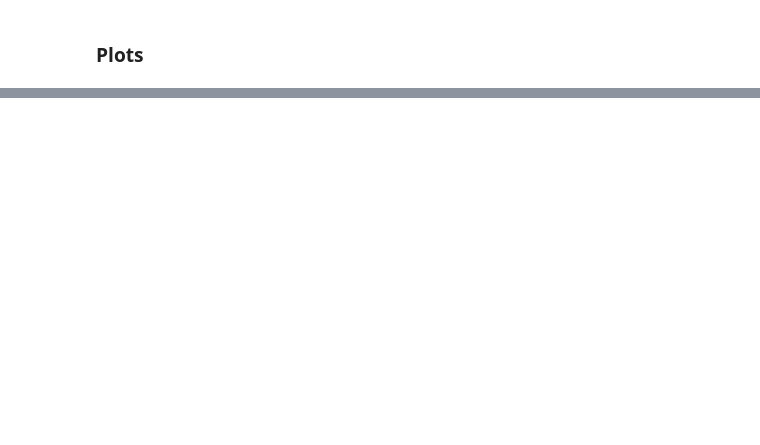
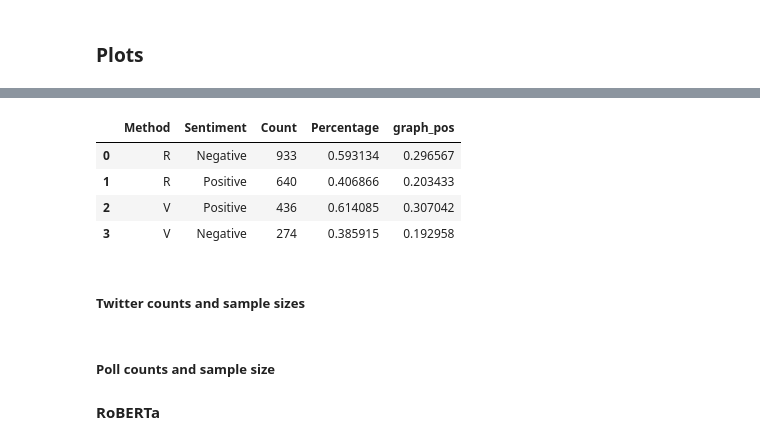
Before and after one commit to lbarrett24/CA-Election-Data-Challenge, a Jupyter notebook: Prop30_Twitter_SA.ipynb, the cells around one changed output, grey strips where cells are left out. Saved outputs shown, nothing was run; the diff lists cells and outputs as text; code cells hidden in the pictures; blank space fills up the shorter version.

```diff
--- a/Prop30_Twitter_SA.ipynb
+++ b/Prop30_Twitter_SA.ipynb
@@ -233,0 +253,11 @@ counts_df['graph_pos'] = counts_df['Percentage'] / 2
+# %%
+alpha = 0.05
+counts_df
+# %% [output]
+|  | Method | Sentiment | Count | Percentage | graph_pos |
+| 0 | R | Negative | 933 | 0.593134 | 0.296567 |
+| 1 | R | Positive | 640 | 0.406866 | 0.203433 |
+| 2 | V | Positive | 436 | 0.614085 | 0.307042 |
+| 3 | V | Negative | 274 | 0.385915 | 0.192958 |
+# %% [markdown]
+##### Twitter counts and sample sizes
@@ -233,0 +269,2 @@ counts_df['graph_pos'] = counts_df['Percentage'] / 2
+# %% [markdown]
+##### Poll counts and sample size
@@ -233,0 +275,2 @@ counts_df['graph_pos'] = counts_df['Percentage'] / 2
+# %% [markdown]
+**RoBERTa**
```
Also changed, not shown: parts of 17 cells of this notebook.
